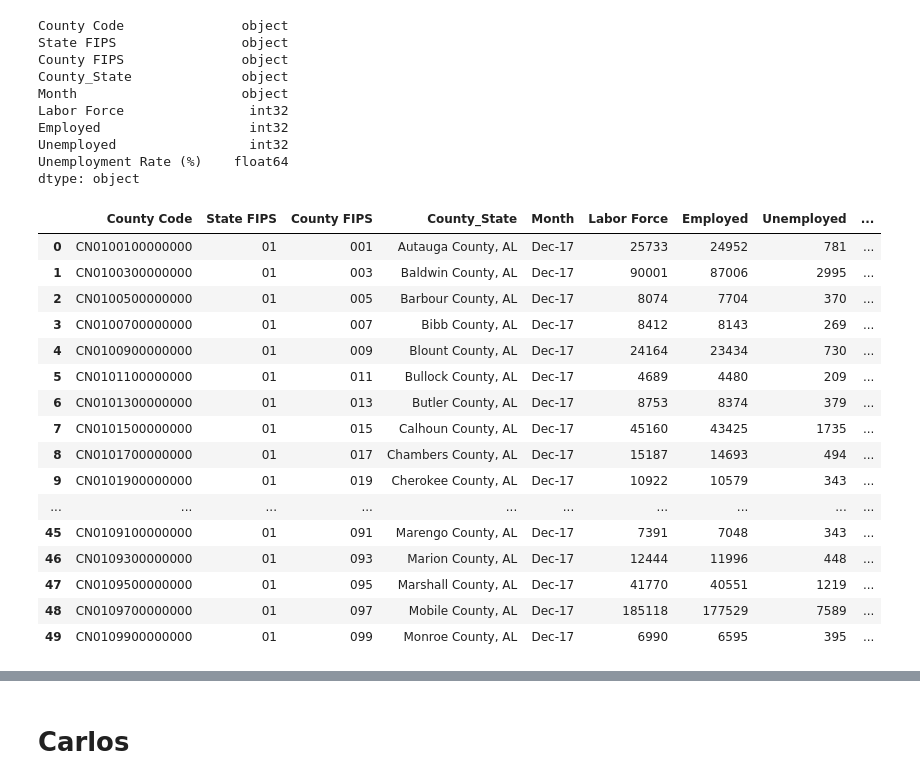
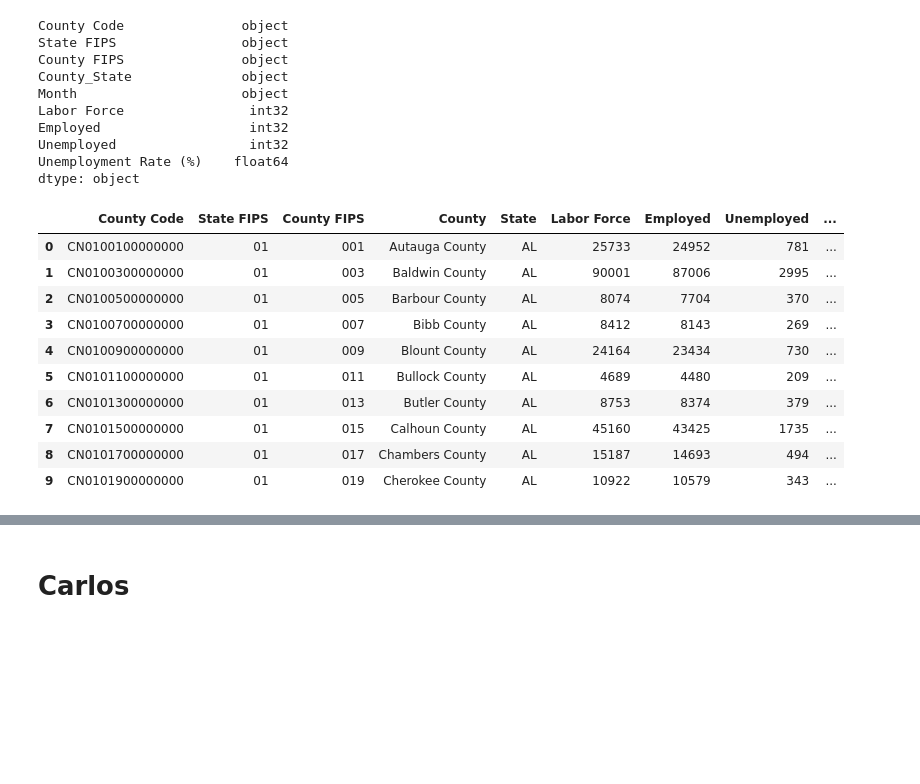
Before and after one commit to Gissel7181/Project-One, a Jupyter notebook: Project 1.ipynb, the cells around one changed output, grey strips where cells are left out. Drawn from its saved outputs; the diff is of its cells as text; code cells hidden in the pictures; blank space fills up the shorter version.

```diff
--- a/Project 1.ipynb
+++ b/Project 1.ipynb
@@ -195,23 +206,37 @@ Employed                   int32
 Unemployed                 int32
 Unemployment Rate (%)    float64
 dtype: object
-# %%
-unemployment_df.head(50)
-# %% [output]
-|  | County Code | State FIPS | County FIPS | County_State | Month | Labor Force | Employed | Unemployed | ... |
-| 0 | CN0100100000000 | 01 | 001 | Autauga County, AL | Dec-17 | 25733 | 24952 | 781 | ... |
-| 1 | CN0100300000000 | 01 | 003 | Baldwin County, AL | Dec-17 | 90001 | 87006 | 2995 | ... |
-| 2 | CN0100500000000 | 01 | 005 | Barbour County, AL | Dec-17 | 8074 | 7704 | 370 | ... |
-| 3 | CN0100700000000 | 01 | 007 | Bibb County, AL | Dec-17 | 8412 | 8143 | 269 | ... |
-| 4 | CN0100900000000 | 01 | 009 | Blount County, AL | Dec-17 | 24164 | 23434 | 730 | ... |
-| 5 | CN0101100000000 | 01 | 011 | Bullock County, AL | Dec-17 | 4689 | 4480 | 209 | ... |
-| 6 | CN0101300000000 | 01 | 013 | Butler County, AL | Dec-17 | 8753 | 8374 | 379 | ... |
-| 7 | CN0101500000000 | 01 | 015 | Calhoun County, AL | Dec-17 | 45160 | 43425 | 1735 | ... |
-| 8 | CN0101700000000 | 01 | 017 | Chambers County, AL | Dec-17 | 15187 | 14693 | 494 | ... |
-| 9 | CN0101900000000 | 01 | 019 | Cherokee County, AL | Dec-17 | 10922 | 10579 | 343 | ... |
-| ... | ... | ... | ... | ... | ... | ... | ... | ... | ... |
-| 45 | CN0109100000000 | 01 | 091 | Marengo County, AL | Dec-17 | 7391 | 7048 | 343 | ... |
-| 46 | CN0109300000000 | 01 | 093 | Marion County, AL | Dec-17 | 12444 | 11996 | 448 | ... |
-| 47 | CN0109500000000 | 01 | 095 | Marshall County, AL | Dec-17 | 41770 | 40551 | 1219 | ... |
-| 48 | CN0109700000000 | 01 | 097 | Mobile County, AL | Dec-17 | 185118 | 177529 | 7589 | ... |
-| 49 | CN0109900000000 | 01 | 099 | Monroe County, AL | Dec-17 | 6990 | 6595 | 395 | ... |
+# %%
+# Create empty list variables to store split values
+unemployment_counties = []
+unemployment_states = []
+
+# Loop through df to split County_State column into County and State
+for row in range(0, len(unemployment_df)):
+    county_split = unemployment_df["County_State"][row].split(",")
+    county_split[0].strip()
+    county_split[-1].strip()
+    unemployment_counties.append(county_split[0])
+    unemployment_states.append(county_split[-1])
+
+# Add columns to df
+unemployment_df["County"] = unemployment_counties
+unemployment_df["State"] = unemployment_states
+
+# Rearrange columns and remove unnecessary columns
+unemployment_df = unemployment_df[["County Code", "State FIPS", "County FIPS", "County", "State", "Labor Force",
+                                   "Employed", "Unemployed", "Unemployment Rate (%)"]]
+
+unemployment_df.head(10)
+# %% [output]
+|  | County Code | State FIPS | County FIPS | County | State | Labor Force | Employed | Unemployed | ... |
+| 0 | CN0100100000000 | 01 | 001 | Autauga County | AL | 25733 | 24952 | 781 | ... |
+| 1 | CN0100300000000 | 01 | 003 | Baldwin County | AL | 90001 | 87006 | 2995 | ... |
+| 2 | CN0100500000000 | 01 | 005 | Barbour County | AL | 8074 | 7704 | 370 | ... |
+| 3 | CN0100700000000 | 01 | 007 | Bibb County | AL | 8412 | 8143 | 269 | ... |
+| 4 | CN0100900000000 | 01 | 009 | Blount County | AL | 24164 | 23434 | 730 | ... |
+| 5 | CN0101100000000 | 01 | 011 | Bullock County | AL | 4689 | 4480 | 209 | ... |
+| 6 | CN0101300000000 | 01 | 013 | Butler County | AL | 8753 | 8374 | 379 | ... |
+| 7 | CN0101500000000 | 01 | 015 | Calhoun County | AL | 45160 | 43425 | 1735 | ... |
+| 8 | CN0101700000000 | 01 | 017 | Chambers County | AL | 15187 | 14693 | 494 | ... |
+| 9 | CN0101900000000 | 01 | 019 | Cherokee County | AL | 10922 | 10579 | 343 | ... |
```
Also changed, not shown: parts of 6 cells of this notebook.
